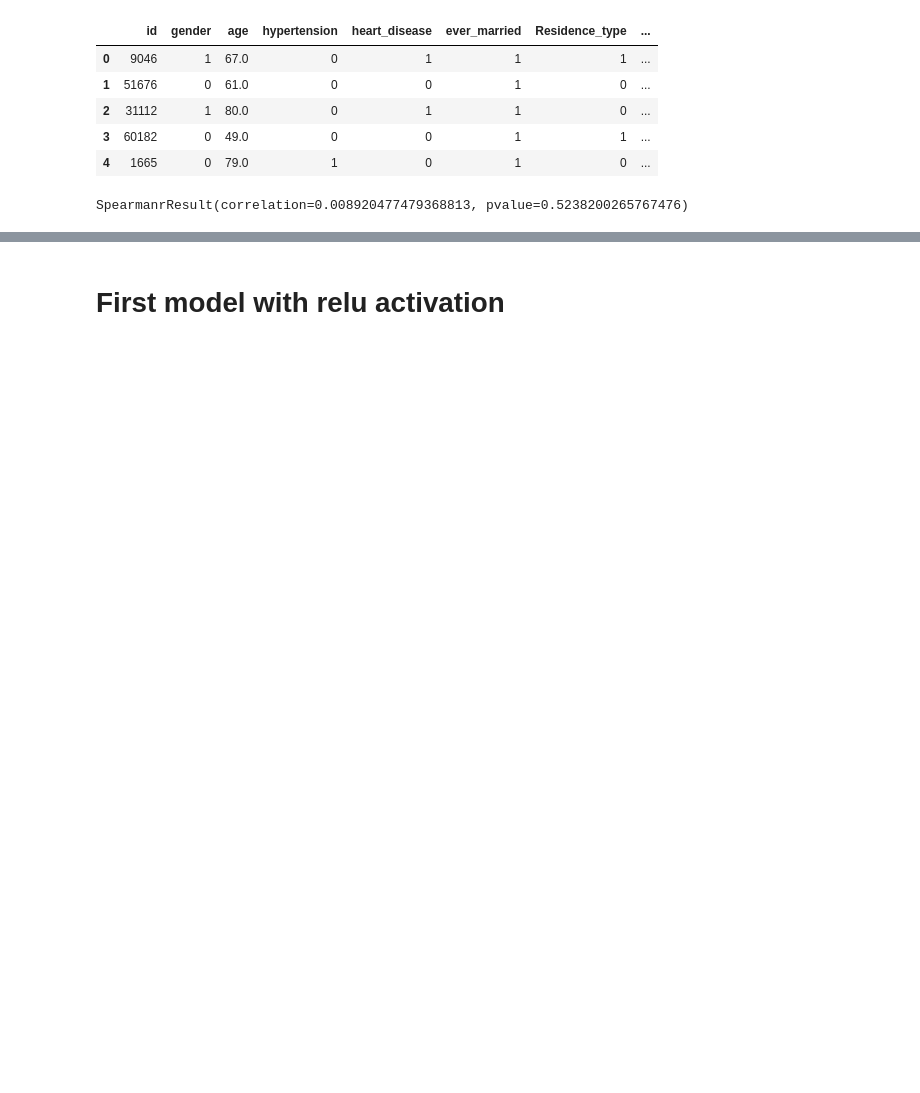
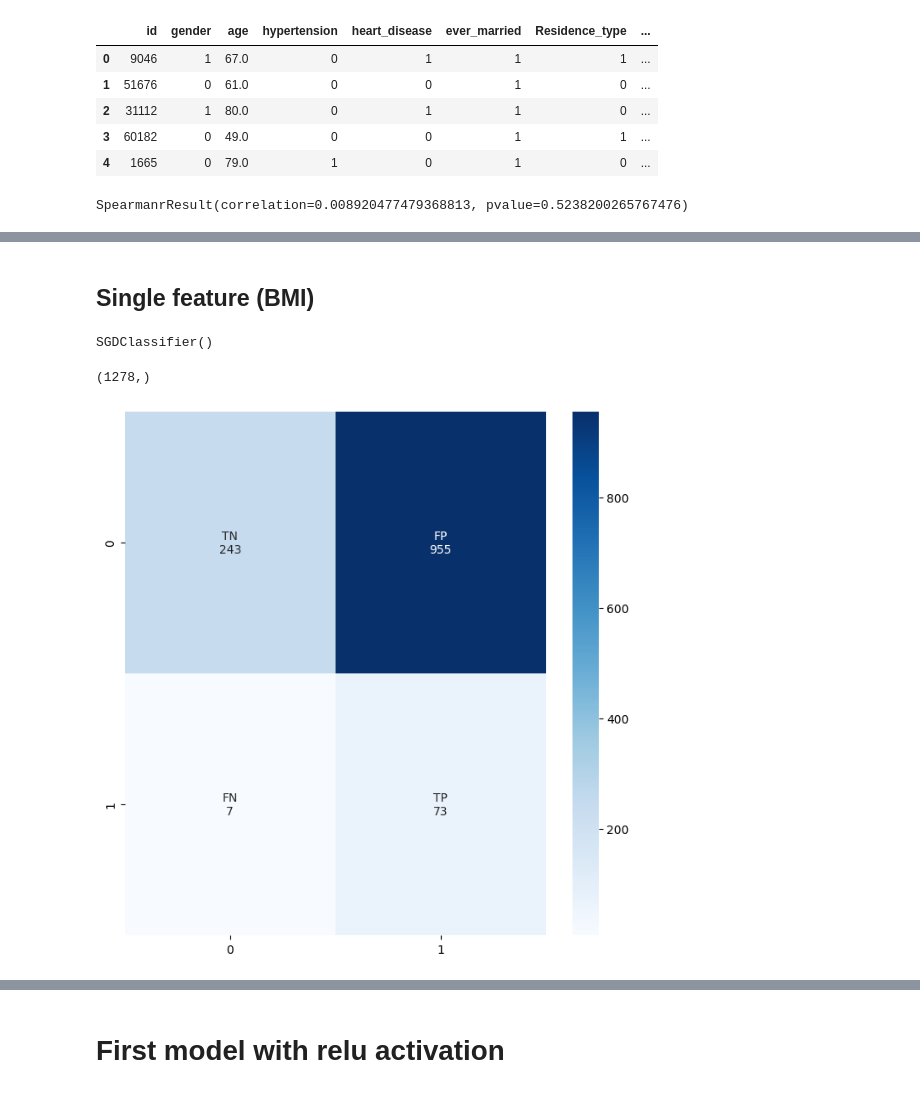
Before and after one commit to PeterHHartmann/aai-mandatory-1, a Jupyter notebook: project.ipynb, the cells around one changed output, grey strips where cells are left out. Drawn from its saved outputs; the diff is of its cells as text; code cells hidden in the pictures; blank space fills up the shorter version.

```diff
--- a/project.ipynb
+++ b/project.ipynb
@@ -380,0 +286,9 @@ F-measure: 0.804
+# %%
+X_train_bmi = np.array(X_train[:, [data.columns.get_loc('bmi')]]).reshape(-1, 1)
+X_test_bmi  = np.array(X_test[:, [data.columns.get_loc('bmi')]]).reshape(-1, 1)
+print(X_train_bmi.shape)
+print(X_test_bmi.shape)
+# X_train_bmi = np.array(X_train['bmi']).reshape(-1, 1)
+# X_test_bmi  = np.array(X_train['bmi']).reshape(-1, 1)
+# print(X_train_bmi.shape)
+# print(X_test_bmi.shape)
@@ -380,0 +302,13 @@ F-measure: 0.804
+# %%
+def plot_conf_mat(y_test, y_pred):
+    conf_mat = confusion_matrix(y_test, y_pred)
+
+    group_names = ['TN', 'FP', 'FN', 'TP']
+    group_counts = ['{0:0.0f}'.format(value) for value in conf_mat.flatten()]
+
+    labels = [f'{v1}\n{v2}' for v1, v2 in zip(group_names, group_counts)]
+    labels = np.asarray(labels).reshape(2,2)
+
+    plt.figure(figsize=(8,8))
+    seaborn.heatmap(conf_mat, annot=labels, fmt='', cmap='Blues')
+    plt.show()
@@ -380,0 +331,17 @@ F-measure: 0.804
+# %% [markdown]
+## Single feature (BMI)
+# %%
+model = SGDClassifier()
+model.fit(X_train_bmi, y_train)
+# %% [output]
+SGDClassifier()
+# %%
+y_pred = model.predict(X_test_bmi)
+# %%
+print(y_test.shape)
+# %% [output]
+(1278,)
+# %%
+plot_conf_mat(y_test, y_pred)
+# %% [output]
+[figure, added]
```
Also changed, not shown: parts of 171 cells of this notebook.
